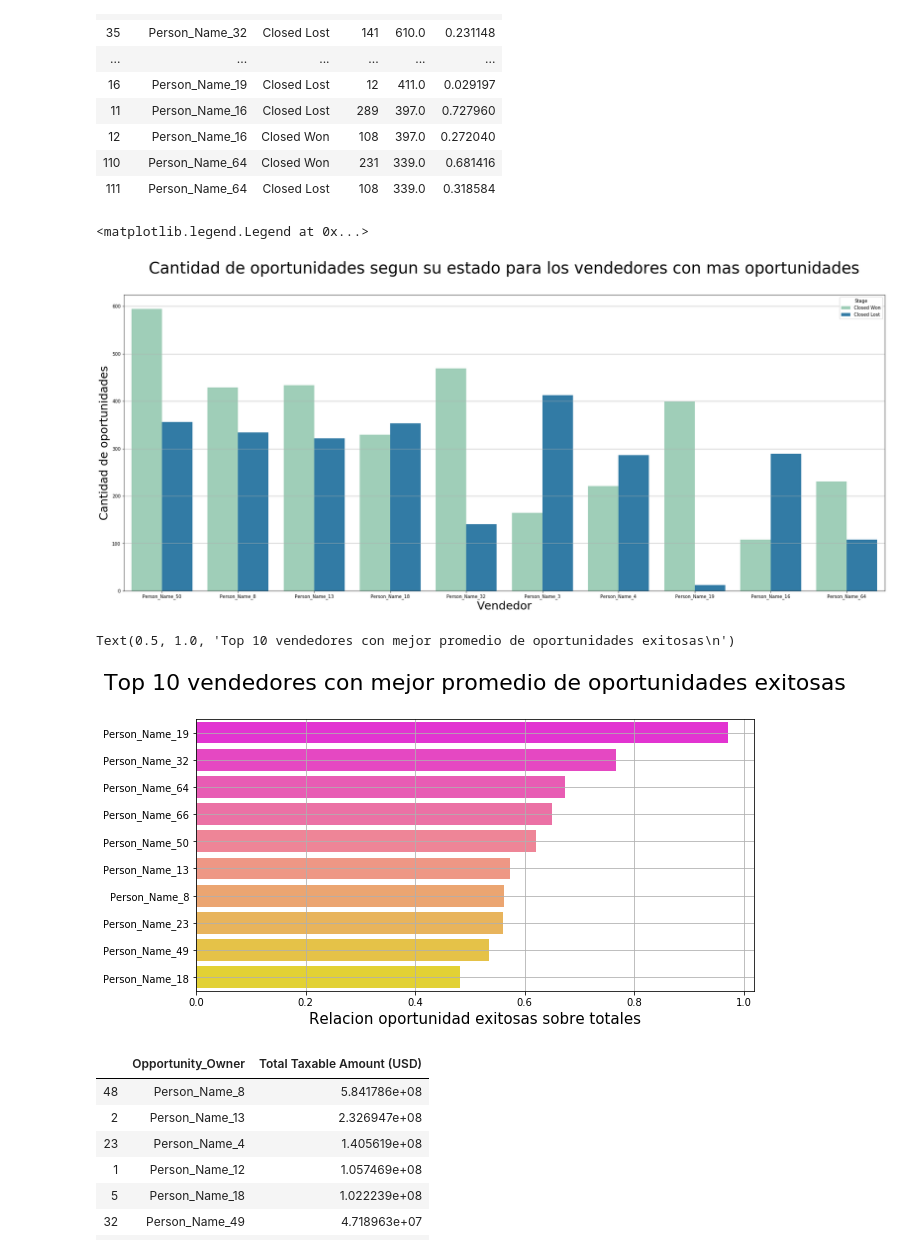
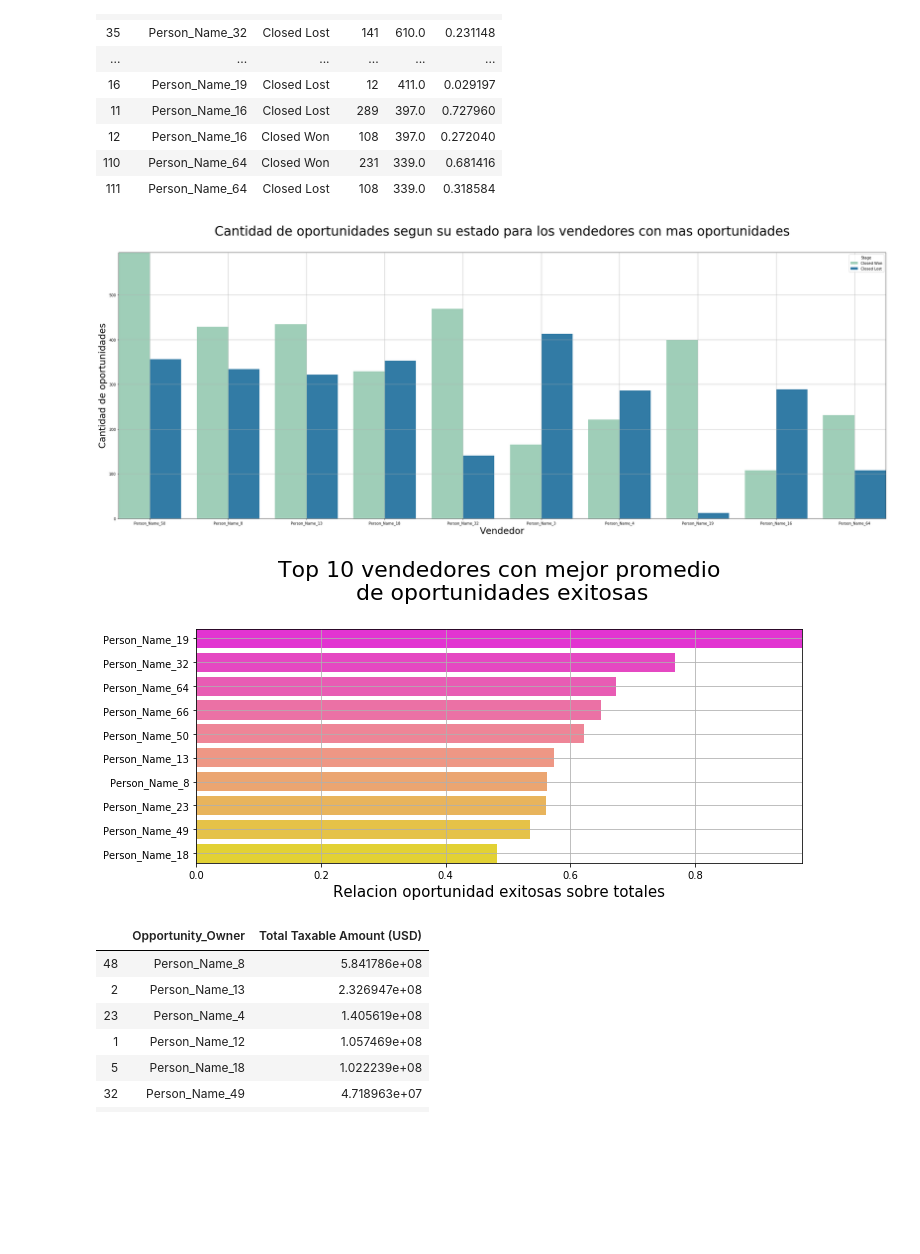
Before and after one commit to FernandoSinisi/Orga-Datos-2C-2020, a Jupyter notebook: TP1/vendedores_TP1.ipynb, the cells around one changed output. Drawn from its saved outputs; the diff is of its cells as text; code cells hidden in the pictures; blank space fills up the shorter version.

```diff
--- a/TP1/vendedores_TP1.ipynb
+++ b/TP1/vendedores_TP1.ipynb
@@ -155,26 +155,34 @@ data
 # %%
 fig,ax=plt.subplots(figsize=(30,12))
 
-plt.grid(True)
 g = sns.barplot(ax=ax,data=data,x='Opportunity_Owner',y='Count',palette='YlGnBu',alpha=1,hue='Stage')
 g.set_title('Cantidad de oportunidades segun su estado para los vendedores con mas oportunidades\n',size=35)
 g.set_xlabel('Vendedor',size=25)
 g.set_ylabel('Cantidad de oportunidades',size=25)
 g.legend(title='Stage')
+
+plt.margins(0,0)
+plt.grid(True)
+plt.tight_layout()
+#plt.savefig("pngs/vendedor-cantidad-op.png")
+plt.show()
 # %% [output]
-<matplotlib.legend.Legend at 0x...>
-[figure, old version]
+[figure, new version]
 # %%
 show = df_final_owner.head(10)
 fig,ax=plt.subplots(figsize=(10,5))
 sns.barplot(data=show,x='Win/Total',y='Opportunity_Owner',palette="spring")
+
 plt.grid(True)
 plt.xlabel('Relacion oportunidad exitosas sobre totales',size=15)
 plt.ylabel('')
-plt.title('Top 10 vendedores con mejor promedio de oportunidades exitosas\n',size=22)
+plt.title('Top 10 vendedores con mejor promedio\n de oportunidades exitosas\n',size=22)
+plt.margins(0,0)
+plt.tight_layout()
+#plt.savefig("pngs/vendedor-cantidad-op-exitosa.png")
+plt.show()
 # %% [output]
-Text(0.5, 1.0, 'Top 10 vendedores con mejor promedio de oportunidades exitosas\n')
-[figure, old version]
+[figure, new version]
 # %%
 df_close_won_owner = df_close_won.loc[condition!= True,['Opportunity_Name','Opportunity_Owner','Total_Amount','Total_Amount_Currency','ASP','ASP_Currency','ASP_(converted)','ASP_(converted)_Currency','Total_Taxable_Amount','Total_Taxable_Amount_Currency']]
 #agrego el valor de conversion a moneda dolar
```
Also changed, not shown: parts of 2 cells of this notebook, 12 other files.
